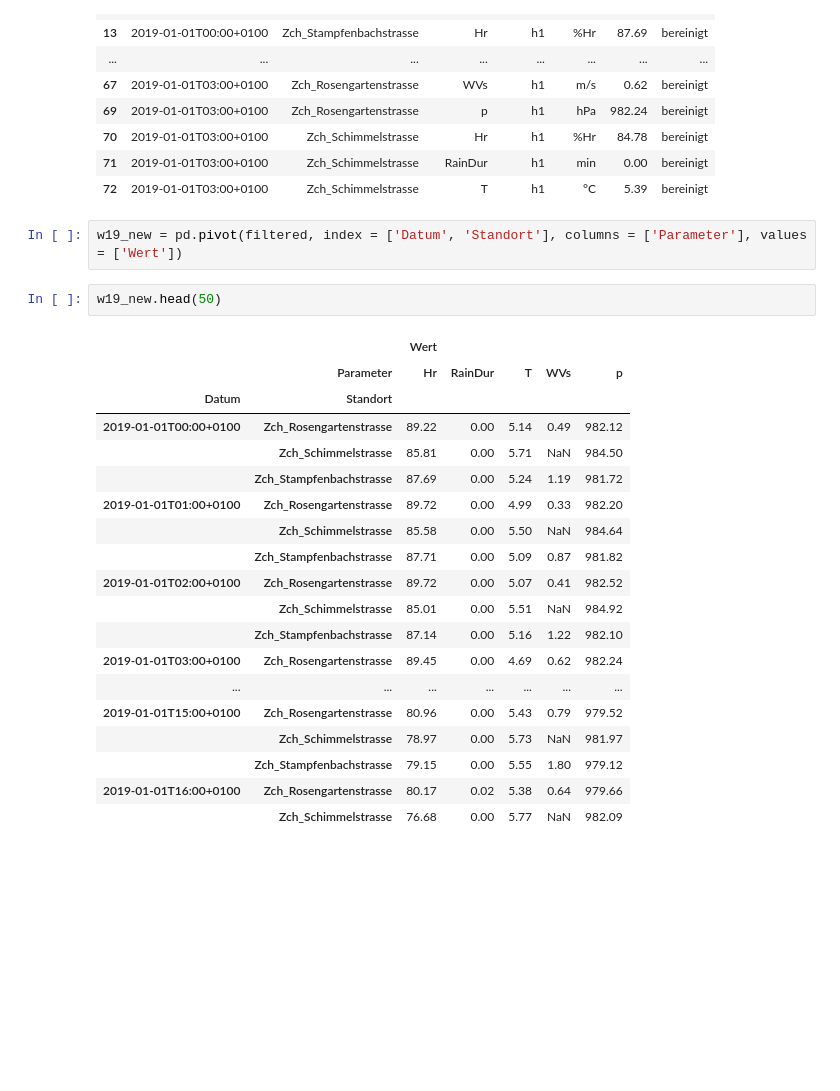
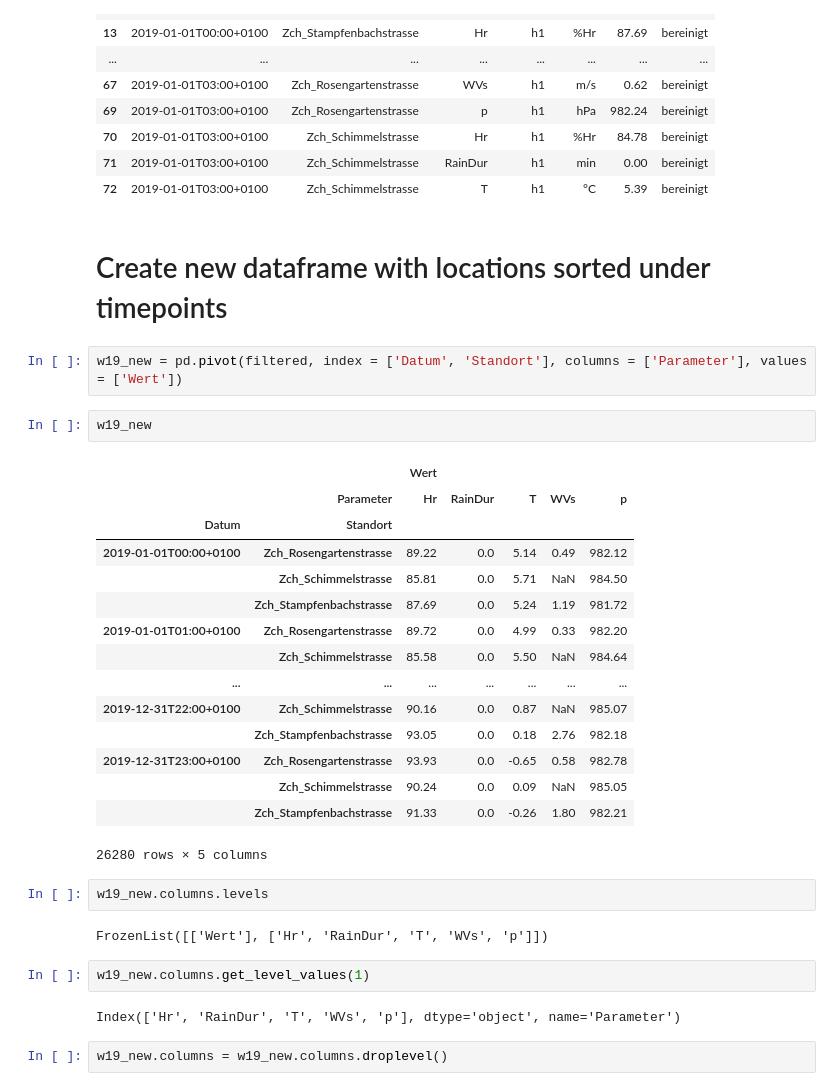
Before and after one commit to merclehoczky/HealthDataChallenge, a Jupyter notebook: scripts/explore_ZH_weather_19.ipynb, the cells around one changed output. Saved outputs shown, nothing was run; the diff lists cells and outputs as text; blank space fills up the shorter version.

```diff
--- a/scripts/explore_ZH_weather_19.ipynb
+++ b/scripts/explore_ZH_weather_19.ipynb
@@ -80,27 +90,35 @@ filtered.head(50)
 | 70 | 2019-01-01T03:00+0100 | Zch_Schimmelstrasse | Hr | h1 | %Hr | 84.78 | bereinigt |
 | 71 | 2019-01-01T03:00+0100 | Zch_Schimmelstrasse | RainDur | h1 | min | 0.00 | bereinigt |
 | 72 | 2019-01-01T03:00+0100 | Zch_Schimmelstrasse | T | h1 | °C | 5.39 | bereinigt |
+# %% [markdown]
+# Create new dataframe with locations sorted under timepoints
 # %%
 w19_new = pd.pivot(filtered, index = ['Datum', 'Standort'], columns = ['Parameter'], values = ['Wert'])
 # %%
-w19_new.head(50)
+w19_new
 # %% [output]
 |  |  | Wert |  |  |  |  |
 |  | Parameter | Hr | RainDur | T | WVs | p |
 | Datum | Standort |  |  |  |  |  |
-| 2019-01-01T00:00+0100 | Zch_Rosengartenstrasse | 89.22 | 0.00 | 5.14 | 0.49 | 982.12 |
-|  | Zch_Schimmelstrasse | 85.81 | 0.00 | 5.71 | NaN | 984.50 |
-|  | Zch_Stampfenbachstrasse | 87.69 | 0.00 | 5.24 | 1.19 | 981.72 |
-| 2019-01-01T01:00+0100 | Zch_Rosengartenstrasse | 89.72 | 0.00 | 4.99 | 0.33 | 982.20 |
-|  | Zch_Schimmelstrasse | 85.58 | 0.00 | 5.50 | NaN | 984.64 |
-|  | Zch_Stampfenbachstrasse | 87.71 | 0.00 | 5.09 | 0.87 | 981.82 |
-| 2019-01-01T02:00+0100 | Zch_Rosengartenstrasse | 89.72 | 0.00 | 5.07 | 0.41 | 982.52 |
-|  | Zch_Schimmelstrasse | 85.01 | 0.00 | 5.51 | NaN | 984.92 |
-|  | Zch_Stampfenbachstrasse | 87.14 | 0.00 | 5.16 | 1.22 | 982.10 |
-| 2019-01-01T03:00+0100 | Zch_Rosengartenstrasse | 89.45 | 0.00 | 4.69 | 0.62 | 982.24 |
+| 2019-01-01T00:00+0100 | Zch_Rosengartenstrasse | 89.22 | 0.0 | 5.14 | 0.49 | 982.12 |
+|  | Zch_Schimmelstrasse | 85.81 | 0.0 | 5.71 | NaN | 984.50 |
+|  | Zch_Stampfenbachstrasse | 87.69 | 0.0 | 5.24 | 1.19 | 981.72 |
+| 2019-01-01T01:00+0100 | Zch_Rosengartenstrasse | 89.72 | 0.0 | 4.99 | 0.33 | 982.20 |
+|  | Zch_Schimmelstrasse | 85.58 | 0.0 | 5.50 | NaN | 984.64 |
 | ... | ... | ... | ... | ... | ... | ... |
-| 2019-01-01T15:00+0100 | Zch_Rosengartenstrasse | 80.96 | 0.00 | 5.43 | 0.79 | 979.52 |
-|  | Zch_Schimmelstrasse | 78.97 | 0.00 | 5.73 | NaN | 981.97 |
-|  | Zch_Stampfenbachstrasse | 79.15 | 0.00 | 5.55 | 1.80 | 979.12 |
-| 2019-01-01T16:00+0100 | Zch_Rosengartenstrasse | 80.17 | 0.02 | 5.38 | 0.64 | 979.66 |
-|  | Zch_Schimmelstrasse | 76.68 | 0.00 | 5.77 | NaN | 982.09 |
+| 2019-12-31T22:00+0100 | Zch_Schimmelstrasse | 90.16 | 0.0 | 0.87 | NaN | 985.07 |
+|  | Zch_Stampfenbachstrasse | 93.05 | 0.0 | 0.18 | 2.76 | 982.18 |
+| 2019-12-31T23:00+0100 | Zch_Rosengartenstrasse | 93.93 | 0.0 | -0.65 | 0.58 | 982.78 |
+|  | Zch_Schimmelstrasse | 90.24 | 0.0 | 0.09 | NaN | 985.05 |
+|  | Zch_Stampfenbachstrasse | 91.33 | 0.0 | -0.26 | 1.80 | 982.21 |
+26280 rows × 5 columns
+# %%
+w19_new.columns.levels
+# %% [output]
+FrozenList([['Wert'], ['Hr', 'RainDur', 'T', 'WVs', 'p']])
+# %%
+w19_new.columns.get_level_values(1)
+# %% [output]
+Index(['Hr', 'RainDur', 'T', 'WVs', 'p'], dtype='object', name='Parameter')
+# %%
+w19_new.columns = w19_new.columns.droplevel()
```
Also changed, not shown: parts of 16 cells of this notebook.
